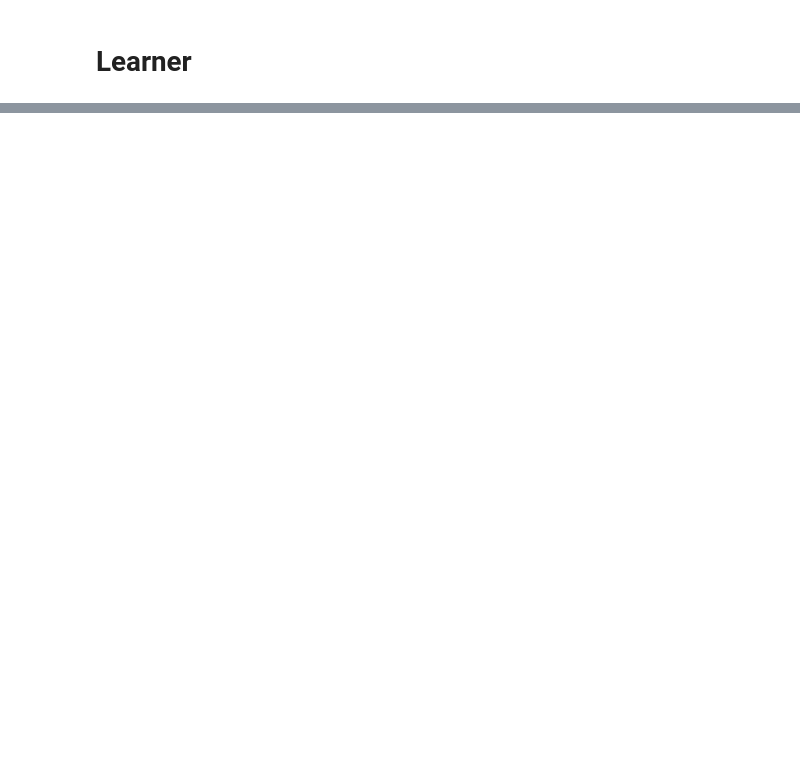
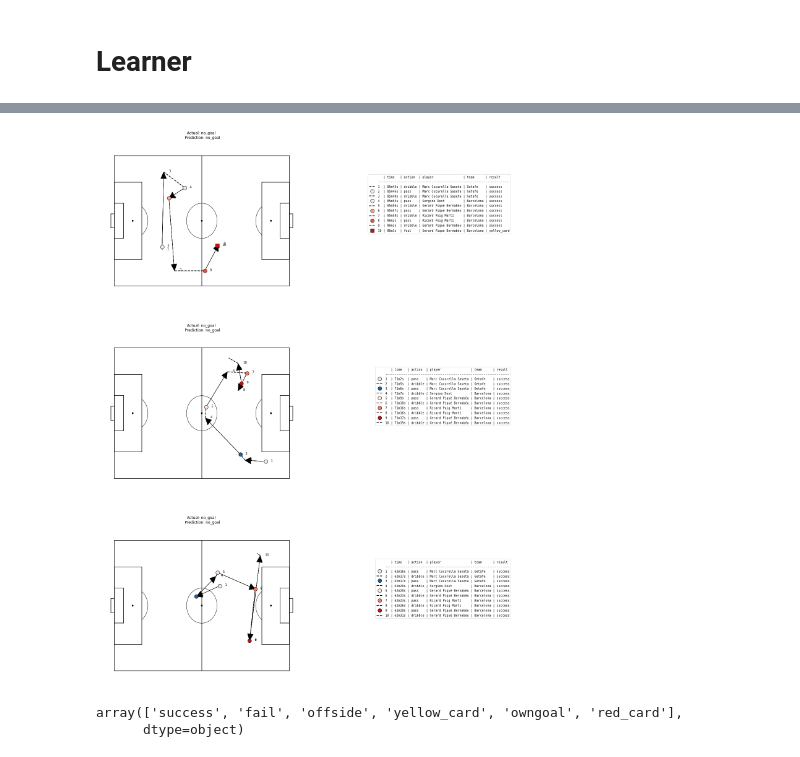
Before and after one commit to tkharrat/footSeq, a Jupyter notebook: 02_learner.ipynb, the cells around one changed output, grey strips where cells are left out. Drawn from its saved outputs; the diff is of its cells as text; code cells hidden in the pictures; blank space fills up the shorter version.

```diff
--- a/02_learner.ipynb
+++ b/02_learner.ipynb
@@ -381,0 +562,4 @@ learn.fit_one_cycle(2, 2e-3)
+# %%
+base_fig_size = 12
+learn.show_results(figsize = (base_fig_size, base_fig_size * 2.7), max_n=3, ncols = 1)
+# %% [output]
@@ -381,0 +567,6 @@ learn.fit_one_cycle(2, 2e-3)
+[figure, added]
+# %%
+df_main.result_name.unique()
+# %% [output]
+array(['success', 'fail', 'offside', 'yellow_card', 'owngoal', 'red_card'],
+      dtype=object)
```
Also changed, not shown: parts of 15 cells of this notebook, 6 other files.
